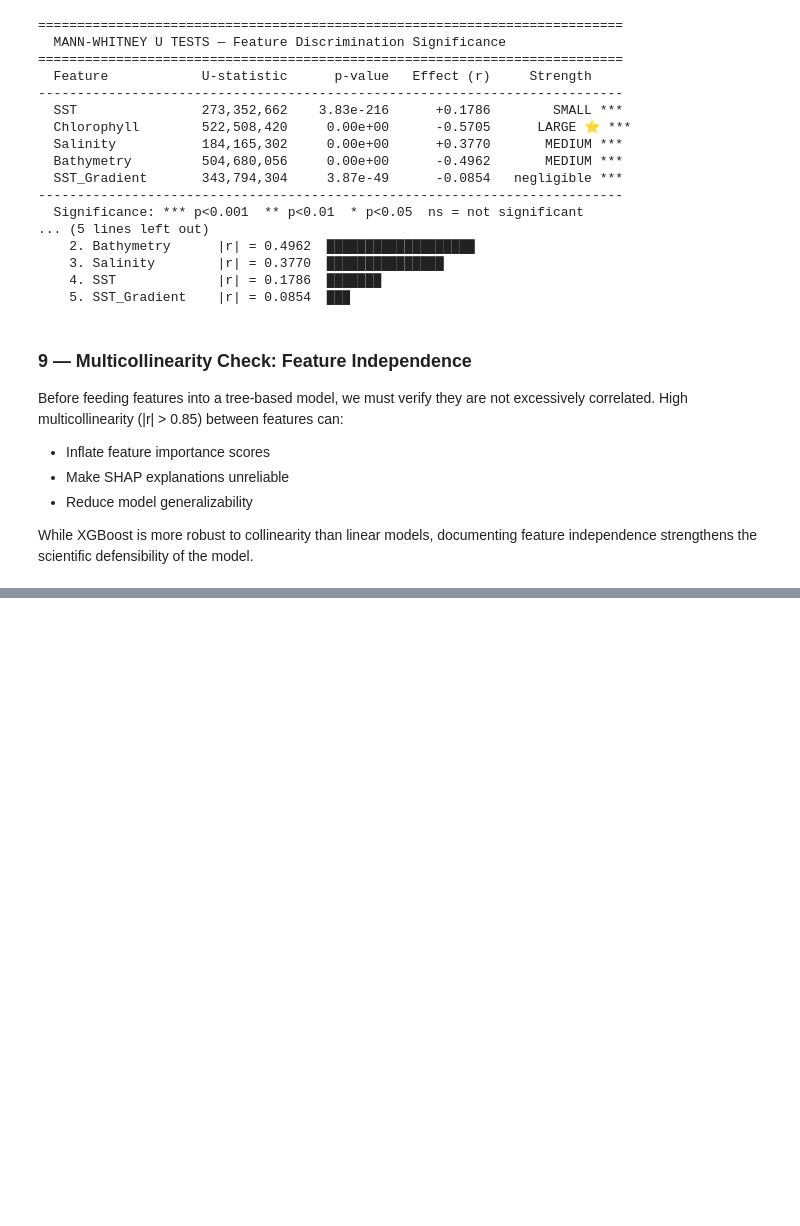
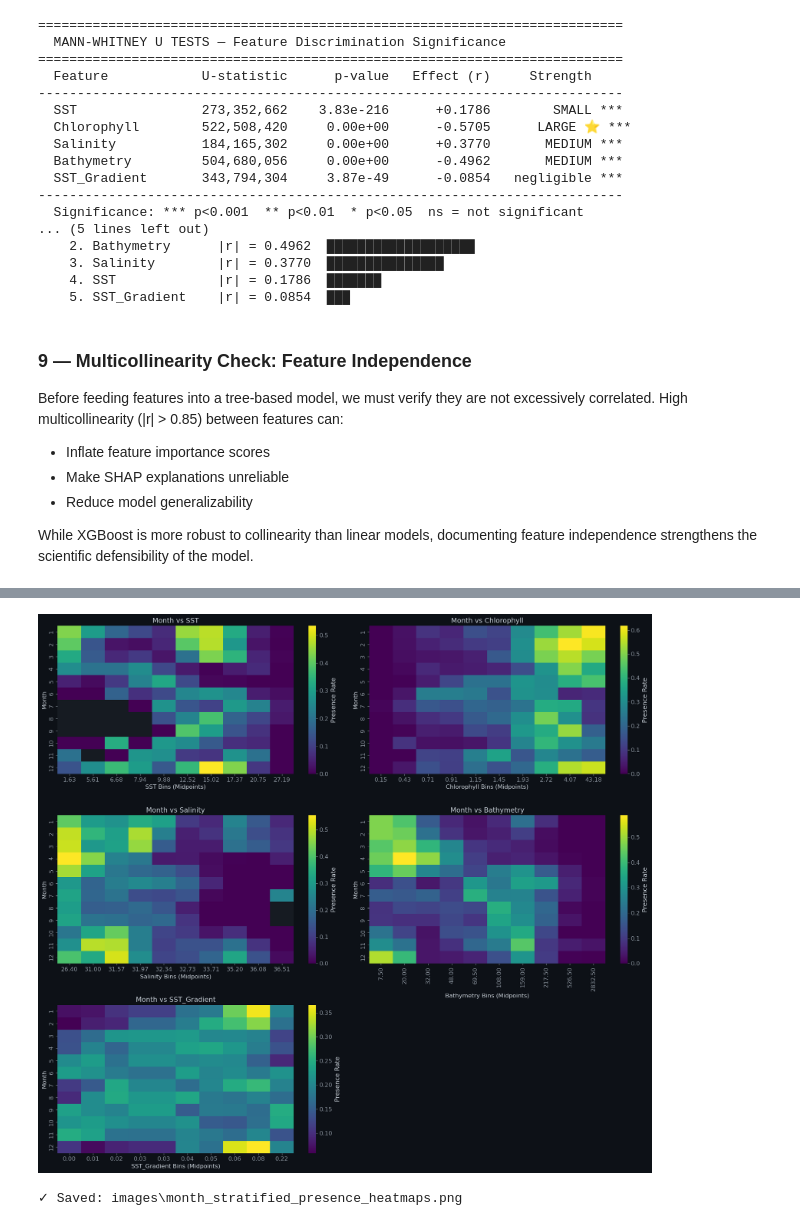
Before and after one commit to YeehawMcfly/Re-WhaleGuard, a Jupyter notebook: eda_narw_sdm.ipynb, the cells around one changed output, grey strips where cells are left out. Drawn from its saved outputs; the diff is of its cells as text; code cells hidden in the pictures; blank space fills up the shorter version.

```diff
--- a/eda_narw_sdm.ipynb
+++ b/eda_narw_sdm.ipynb
@@ -603,0 +679,44 @@ Correlation Summary (|r| > 0.5 flagged):
+# %%
+# ── Month-Stratified Presence Rate Heatmaps ─────────────────────────────────
+fig, axes = plt.subplots(3, 2, figsize=(18, 16))
+axes = axes.flatten()
+
+features_to_plot = ['SST', 'Chlorophyll', 'Salinity', 'Bathymetry', 'SST_Gradient']
+
+for i, feat in enumerate(features_to_plot):
+    df_plot = df.copy()
+    if feat == 'Bathymetry':
+        feat_col = 'Depth'
+        df_plot[feat_col] = df_plot['Bathymetry'].abs()
+    else:
+        feat_col = feat
+
+    # Create decile bins for the feature
+    df_plot['bin'] = pd.qcut(df_plot[feat_col], q=10, duplicates='drop')
+
+    # Format bin labels to be readable strings (midpoints)
+    df_plot['bin_label'] = df_plot['bin'].apply(lambda x: f"{x.mid:.2f}" if pd.notnull(x) else None)
+
+    # Calculate presence rate grouped by Month and the feature bin
+    heatmap_data = df_plot.groupby(['Month', 'bin_label'], observed=False)['Presence'].mean().unstack()
+
+    # Sort columns by the actual interval midpoints to maintain numerical order
+    bin_order = sorted(df_plot['bin'].dropna().unique(), key=lambda x: x.mid)
+    col_order = [f"{b.mid:.2f}" for b in bin_order]
+    heatmap_data = heatmap_data.reindex(columns=col_order)
+
+    sns.heatmap(heatmap_data, cmap='viridis', ax=axes[i], annot=False, cbar_kws={'label': 'Presence Rate'})
+    axes[i].set_title(f'Month vs {feat}', fontsize=14)
+    axes[i].set_ylabel('Month', fontsize=12)
+    axes[i].set_xlabel(f'{feat} Bins (Midpoints)', fontsize=12)
+
+# Hide the 6th empty subplot
+axes[5].set_visible(False)
+
+fig.tight_layout()
+fig.savefig(IMG_DIR / 'month_stratified_presence_heatmaps.png', dpi=200, bbox_inches='tight')
+plt.show()
+print(f"✓ Saved: {IMG_DIR / 'month_stratified_presence_heatmaps.png'}")
+# %% [output]
+[figure, added]
+✓ Saved: images\month_stratified_presence_heatmaps.png
```
Also changed, not shown: parts of 13 cells of this notebook, 15 other files.
